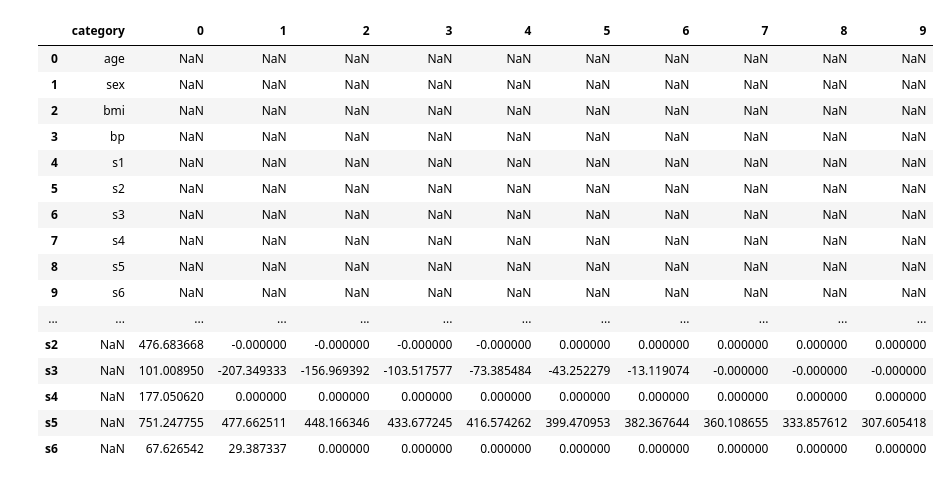
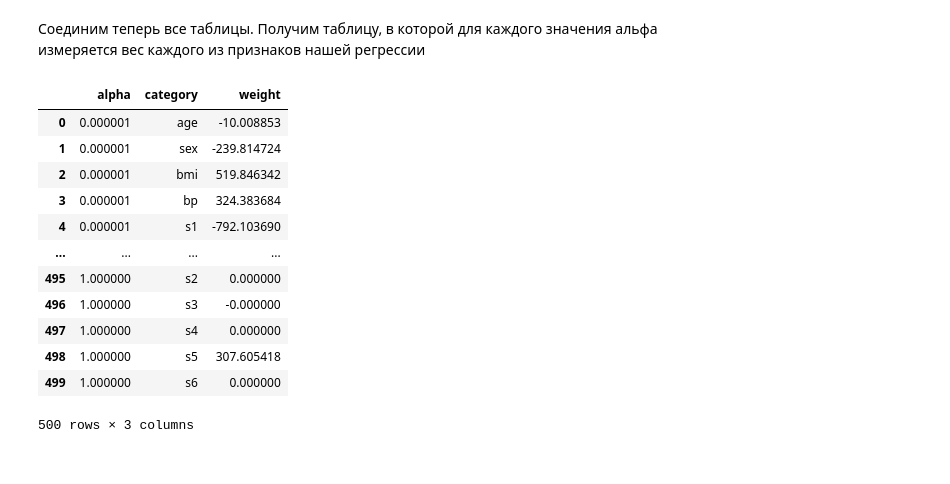
Before and after one commit to OhNoMyRook/Calculus, a Jupyter notebook: hw-5(code).ipynb, the cells around one changed output. Saved outputs shown, nothing was run; the diff lists cells and outputs as text; code cells hidden in the pictures.

```diff
--- a/hw-5(code).ipynb
+++ b/hw-5(code).ipynb
@@ -8,0 +15,3 @@ import seaborn as sns
+# %%
+weights = pd.DataFrame(columns=["weight"])
+weights
@@ -9,10 +20,10 @@ import seaborn as sns
 # %%
 data, target = load_diabetes(as_frame= True, return_X_y=True)
 a = 1e-6
-alpha_linspace = np.linspace(a, 1, 10)
-values = []
-for i in range(0,10):
+n = 50
+alpha_linspace = np.linspace(a, 1, n)
+for i in range(0,n):
     lm = Lasso(alpha_linspace[i])
     lm.fit(data, target)
-    values.append(lm.coef_.tolist())
-weights = pd.DataFrame(values, columns=data.columns.to_list())
+    weights = pd.concat([weights,pd.DataFrame(np.transpose(lm.coef_.tolist()),columns=["weight"])], ignore_index=True) #Для каждой альфы получили равное количеству признаков
+                                                                                                                       #количество весов, сгрузили в общий датафрейм
@@ -77,0 +48,3 @@ weights
+# %%
+alphas = pd.DataFrame(alpha_linspace.repeat(data.shape[1]), columns=["alpha"])
+alphas  # Получили датафрейм альф - 50 разных, каждая повторяется 10 раз, чтобы соединить таблицы с признаками, альфами и весами далее
@@ -77,0 +65,3 @@ weights
+# %%
+good_table = pd.DataFrame(data.columns.to_list()*n,columns=["category"])
+good_table  # Таблица с 10 разными признаками, умножили на количество альф, для соединения таблиц далее
@@ -78,21 +82,19 @@ weights
+# %% [markdown]
+Соединим теперь все таблицы. Получим таблицу, в которой для каждого значения альфа измеряется вес каждого из признаков нашей регрессии
 # %%
-join_2 = pd.concat([good_table, weights.T], axis=1)
-join_2
+join = pd.concat([alphas, good_table, weights],axis=1)
+join
 # %% [output]
-|  | category | 0 | 1 | 2 | 3 | 4 | 5 | 6 | 7 | 8 | 9 |
-| 0 | age | NaN | NaN | NaN | NaN | NaN | NaN | NaN | NaN | NaN | NaN |
-| 1 | sex | NaN | NaN | NaN | NaN | NaN | NaN | NaN | NaN | NaN | NaN |
-| 2 | bmi | NaN | NaN | NaN | NaN | NaN | NaN | NaN | NaN | NaN | NaN |
-| 3 | bp | NaN | NaN | NaN | NaN | NaN | NaN | NaN | NaN | NaN | NaN |
-| 4 | s1 | NaN | NaN | NaN | NaN | NaN | NaN | NaN | NaN | NaN | NaN |
-| 5 | s2 | NaN | NaN | NaN | NaN | NaN | NaN | NaN | NaN | NaN | NaN |
-| 6 | s3 | NaN | NaN | NaN | NaN | NaN | NaN | NaN | NaN | NaN | NaN |
-| 7 | s4 | NaN | NaN | NaN | NaN | NaN | NaN | NaN | NaN | NaN | NaN |
-| 8 | s5 | NaN | NaN | NaN | NaN | NaN | NaN | NaN | NaN | NaN | NaN |
-| 9 | s6 | NaN | NaN | NaN | NaN | NaN | NaN | NaN | NaN | NaN | NaN |
-| ... | ... | ... | ... | ... | ... | ... | ... | ... | ... | ... | ... |
-| s2 | NaN | 476.683668 | -0.000000 | -0.000000 | -0.000000 | -0.000000 | 0.000000 | 0.000000 | 0.000000 | 0.000000 | 0.000000 |
-| s3 | NaN | 101.008950 | -207.349333 | -156.969392 | -103.517577 | -73.385484 | -43.252279 | -13.119074 | -0.000000 | -0.000000 | -0.000000 |
-| s4 | NaN | 177.050620 | 0.000000 | 0.000000 | 0.000000 | 0.000000 | 0.000000 | 0.000000 | 0.000000 | 0.000000 | 0.000000 |
-| s5 | NaN | 751.247755 | 477.662511 | 448.166346 | 433.677245 | 416.574262 | 399.470953 | 382.367644 | 360.108655 | 333.857612 | 307.605418 |
-| s6 | NaN | 67.626542 | 29.387337 | 0.000000 | 0.000000 | 0.000000 | 0.000000 | 0.000000 | 0.000000 | 0.000000 | 0.000000 |
+|  | alpha | category | weight |
+| 0 | 0.000001 | age | -10.008853 |
+| 1 | 0.000001 | sex | -239.814724 |
+| 2 | 0.000001 | bmi | 519.846342 |
+| 3 | 0.000001 | bp | 324.383684 |
+| 4 | 0.000001 | s1 | -792.103690 |
+| ... | ... | ... | ... |
+| 495 | 1.000000 | s2 | 0.000000 |
+| 496 | 1.000000 | s3 | -0.000000 |
+| 497 | 1.000000 | s4 | 0.000000 |
+| 498 | 1.000000 | s5 | 307.605418 |
+| 499 | 1.000000 | s6 | 0.000000 |
+500 rows × 3 columns
```
Also changed, not shown: parts of 16 cells of this notebook.
